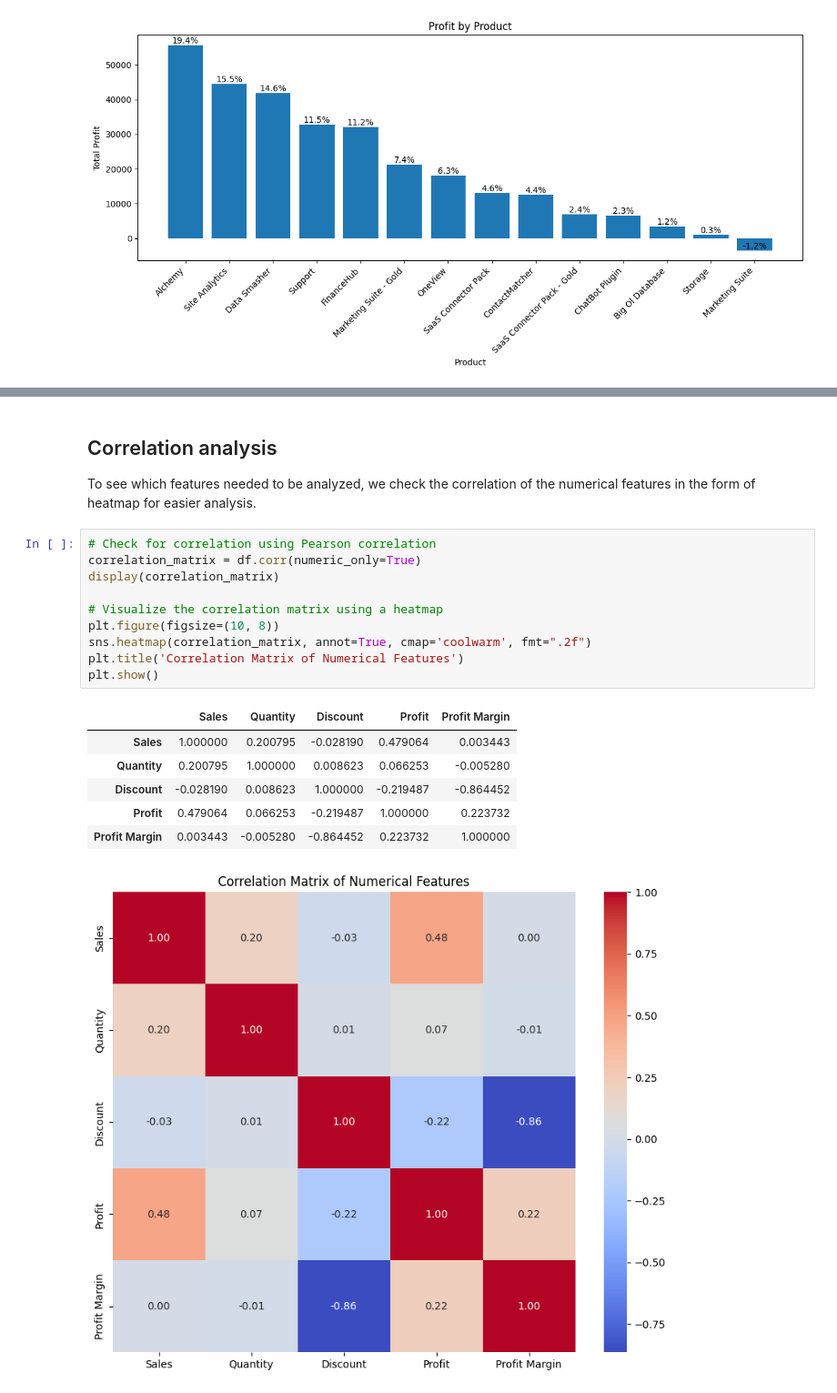
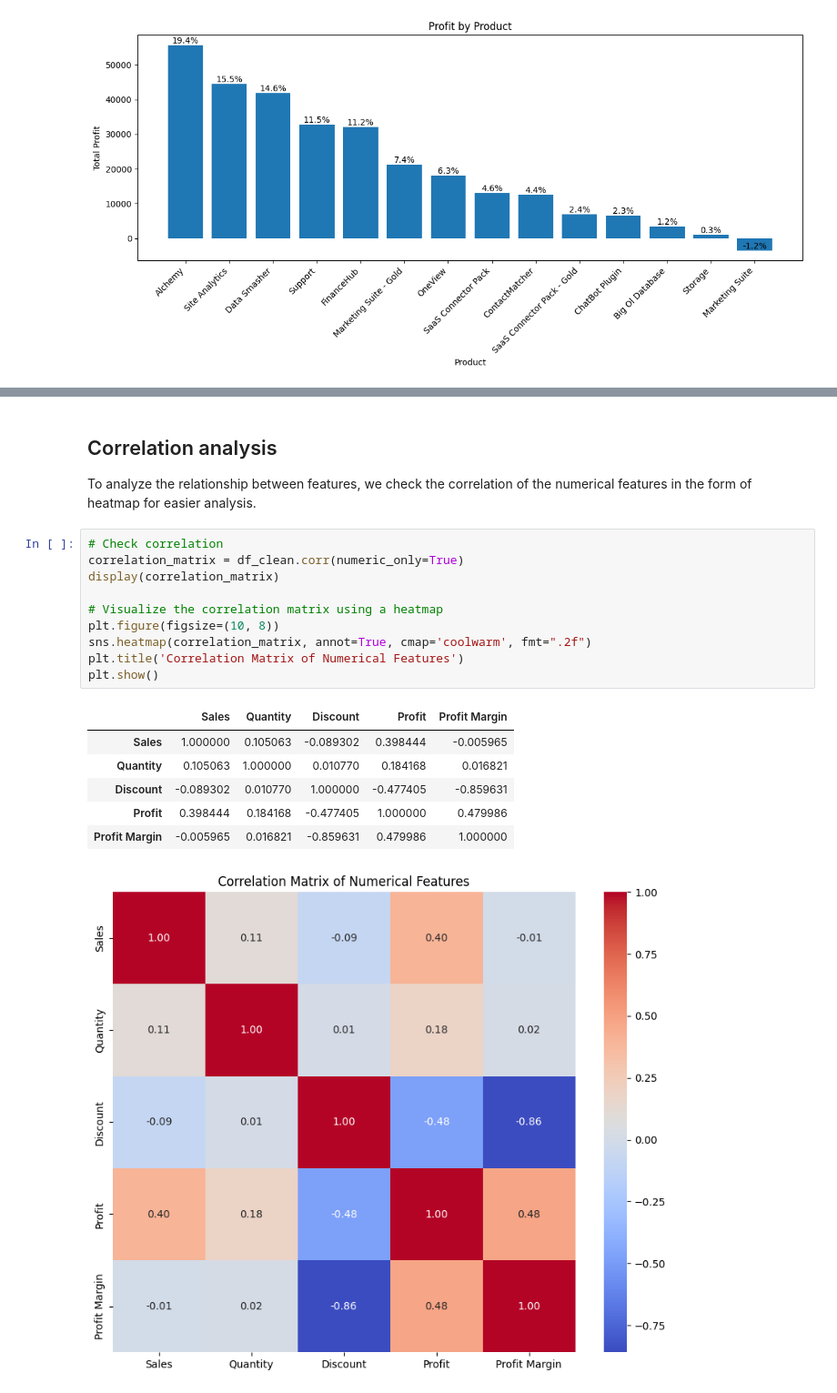
Before and after one commit to katrielester/mod2-capstone, a Jupyter notebook: CapstoneEDA.ipynb, the cells around one changed output, grey strips where cells are left out. Shown at 91% size. Cells and saved outputs as stored; diff of their text form.

```diff
--- a/CapstoneEDA.ipynb
+++ b/CapstoneEDA.ipynb
@@ -559,21 +903,21 @@ plt.show()
 # %% [markdown]
 ## Correlation analysis
-To see which features needed to be analyzed, we check the correlation of the numerical features in the form of heatmap for easier analysis.
+To analyze the relationship between features, we check the correlation of the numerical features in the form of heatmap for easier analysis.
 # %%
-# Check for correlation using Pearson correlation
-correlation_matrix = df.corr(numeric_only=True)
+# Check correlation
+correlation_matrix = df_clean.corr(numeric_only=True)
 display(correlation_matrix)
 
 # Visualize the correlation matrix using a heatmap
 plt.figure(figsize=(10, 8))
 sns.heatmap(correlation_matrix, annot=True, cmap='coolwarm', fmt=".2f")
 plt.title('Correlation Matrix of Numerical Features')
 plt.show()
 # %% [output]
 |  | Sales | Quantity | Discount | Profit | Profit Margin |
-| Sales | 1.000000 | 0.200795 | -0.028190 | 0.479064 | 0.003443 |
-| Quantity | 0.200795 | 1.000000 | 0.008623 | 0.066253 | -0.005280 |
-| Discount | -0.028190 | 0.008623 | 1.000000 | -0.219487 | -0.864452 |
-| Profit | 0.479064 | 0.066253 | -0.219487 | 1.000000 | 0.223732 |
-| Profit Margin | 0.003443 | -0.005280 | -0.864452 | 0.223732 | 1.000000 |
+| Sales | 1.000000 | 0.105063 | -0.089302 | 0.398444 | -0.005965 |
+| Quantity | 0.105063 | 1.000000 | 0.010770 | 0.184168 | 0.016821 |
+| Discount | -0.089302 | 0.010770 | 1.000000 | -0.477405 | -0.859631 |
+| Profit | 0.398444 | 0.184168 | -0.477405 | 1.000000 | 0.479986 |
+| Profit Margin | -0.005965 | 0.016821 | -0.859631 | 0.479986 | 1.000000 |
-[figure, old version]
+[figure, new version]
```
Also changed, not shown: parts of 50 cells of this notebook.
